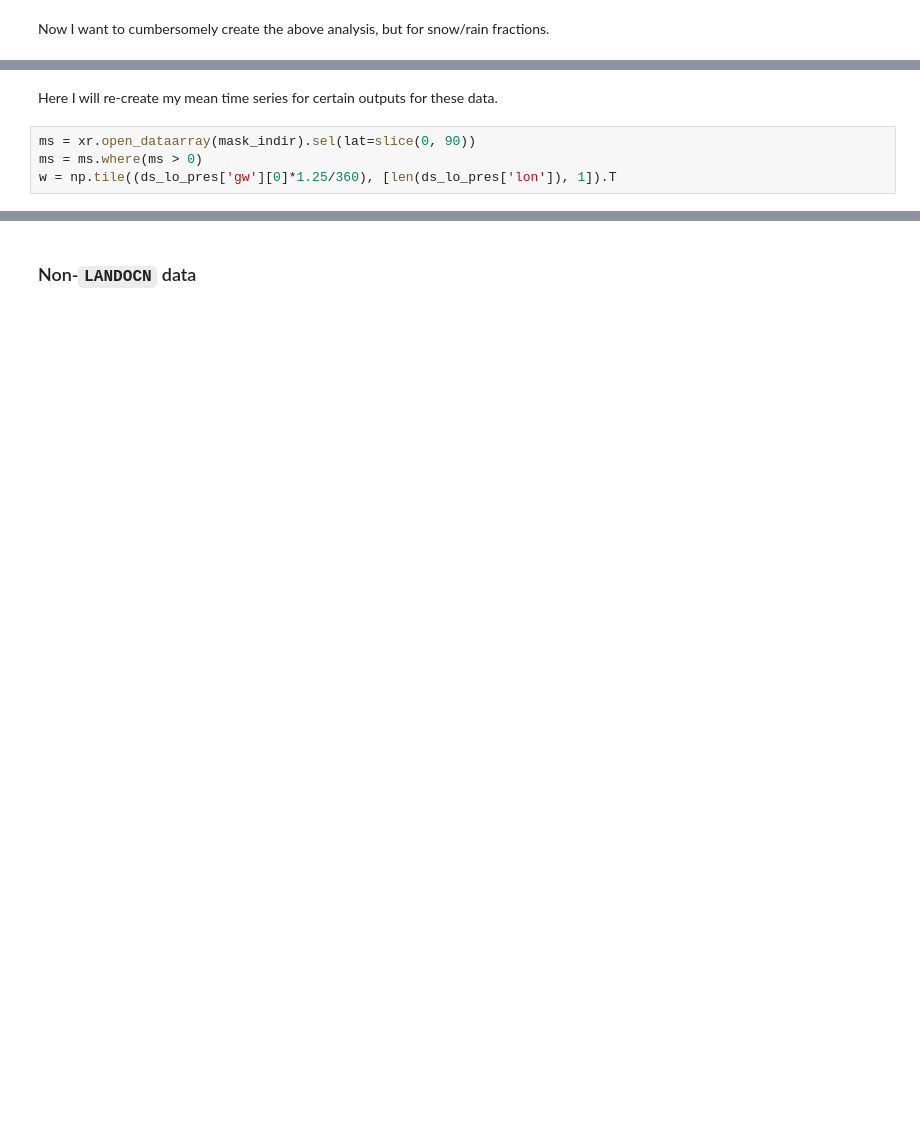
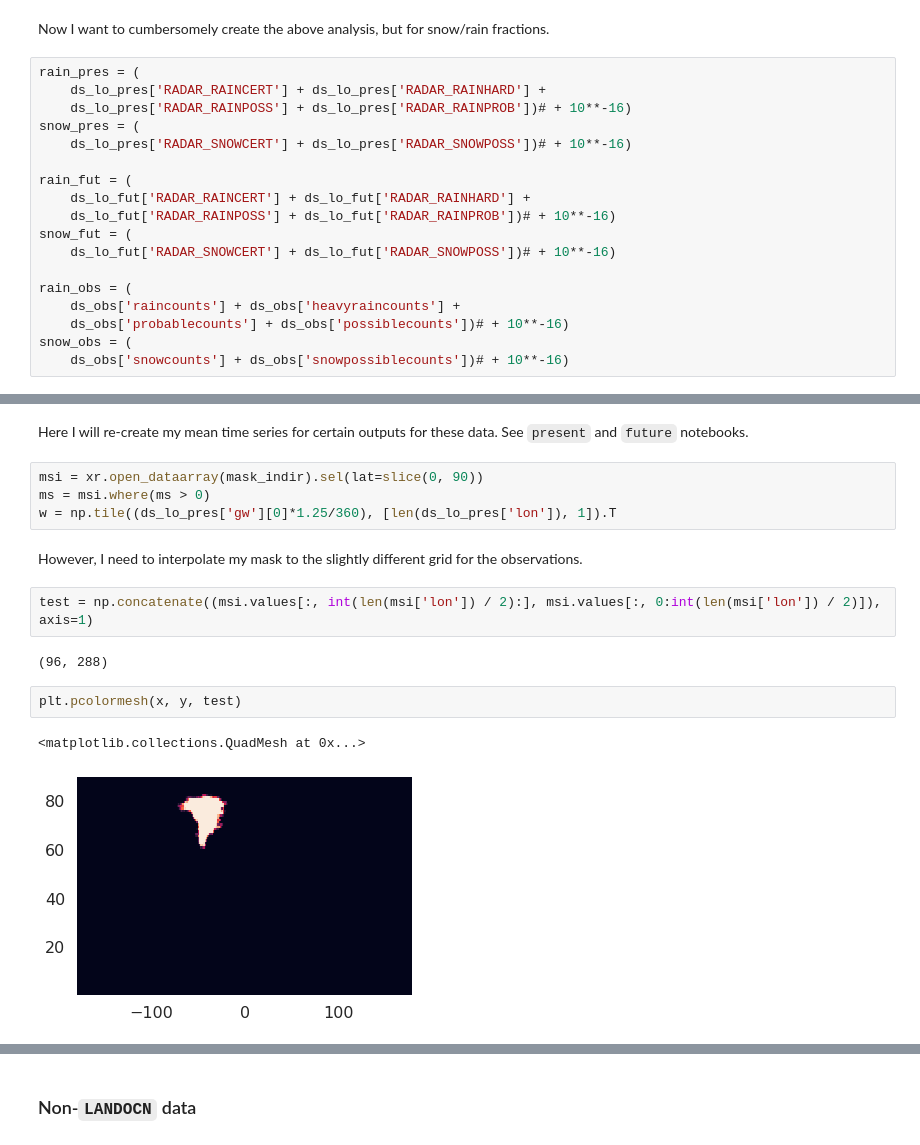
Before and after one commit to dcamron/cosp-explore, a Jupyter notebook: notebooks/compare.ipynb, the cells around one changed output, grey strips where cells are left out. Drawn from its saved outputs; the diff is of its cells as text; blank space fills up the shorter version.

```diff
--- a/notebooks/compare.ipynb
+++ b/notebooks/compare.ipynb
@@ -173,2 +182,20 @@ for n, var in enumerate(zip(model_vars, obs_vars)):
 # %% [markdown]
 Now I want to cumbersomely create the above analysis, but for snow/rain fractions.
+# %%
+rain_pres = (
+    ds_lo_pres['RADAR_RAINCERT'] + ds_lo_pres['RADAR_RAINHARD'] +
+    ds_lo_pres['RADAR_RAINPOSS'] + ds_lo_pres['RADAR_RAINPROB'])# + 10**-16)
+snow_pres = (
+    ds_lo_pres['RADAR_SNOWCERT'] + ds_lo_pres['RADAR_SNOWPOSS'])# + 10**-16)
+
+rain_fut = (
+    ds_lo_fut['RADAR_RAINCERT'] + ds_lo_fut['RADAR_RAINHARD'] +
+    ds_lo_fut['RADAR_RAINPOSS'] + ds_lo_fut['RADAR_RAINPROB'])# + 10**-16)
+snow_fut = (
+    ds_lo_fut['RADAR_SNOWCERT'] + ds_lo_fut['RADAR_SNOWPOSS'])# + 10**-16)
+
+rain_obs = (
+    ds_obs['raincounts'] + ds_obs['heavyraincounts'] +
+    ds_obs['probablecounts'] + ds_obs['possiblecounts'])# + 10**-16)
+snow_obs = (
+    ds_obs['snowcounts'] + ds_obs['snowpossiblecounts'])# + 10**-16)
@@ -175,6 +301,17 @@ Now I want to cumbersomely create the above analysis, but for snow/rain fraction
 # %% [markdown]
-Here I will re-create my mean time series for certain outputs for these data.
+Here I will re-create my mean time series for certain outputs for these data. See `present` and `future` notebooks.
 # %%
-ms = xr.open_dataarray(mask_indir).sel(lat=slice(0, 90))
-ms = ms.where(ms > 0)
+msi = xr.open_dataarray(mask_indir).sel(lat=slice(0, 90))
+ms = msi.where(ms > 0)
 w = np.tile((ds_lo_pres['gw'][0]*1.25/360), [len(ds_lo_pres['lon']), 1]).T
+# %% [markdown]
+However, I need to interpolate my mask to the slightly different grid for the observations.
+# %%
+test = np.concatenate((msi.values[:, int(len(msi['lon']) / 2):], msi.values[:, 0:int(len(msi['lon']) / 2)]), axis=1)
+# %% [output]
+(96, 288)
+# %%
+plt.pcolormesh(x, y, test)
+# %% [output]
+<matplotlib.collections.QuadMesh at 0x...>
+[figure, added]
```
Also changed, not shown: parts of 20 cells of this notebook, 7 other files.
